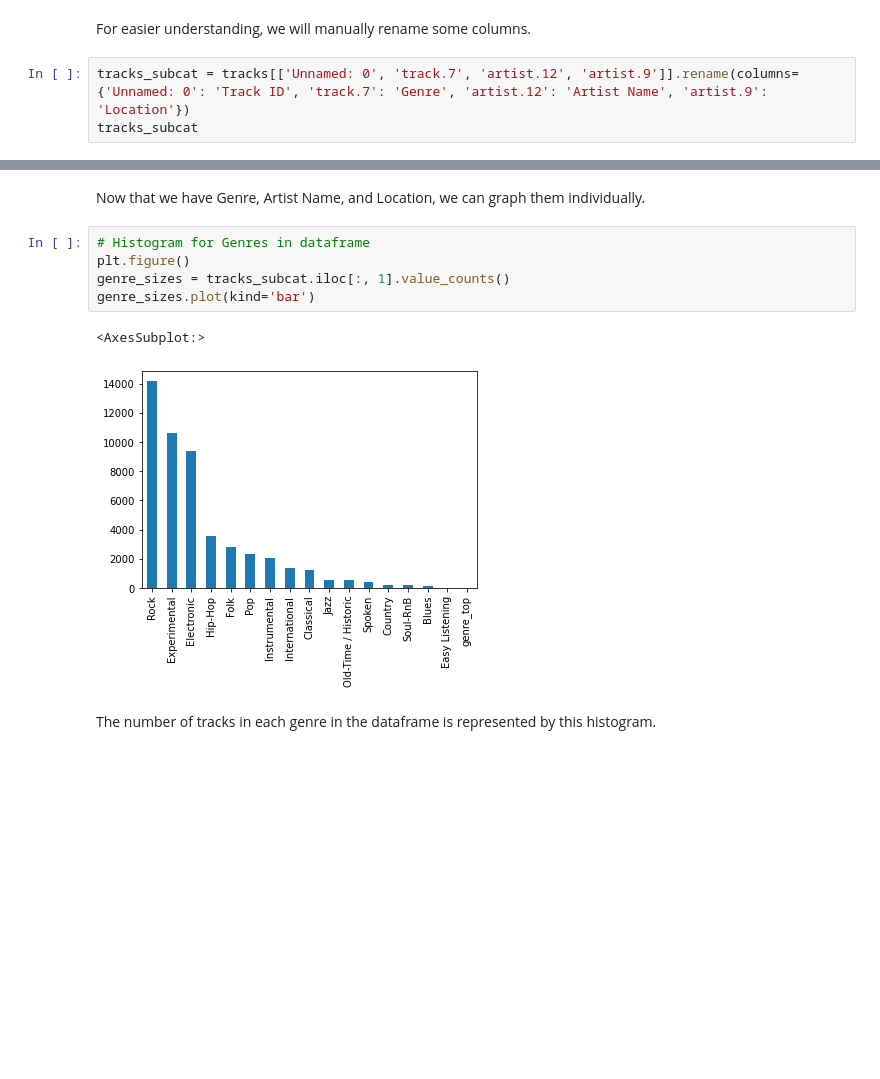
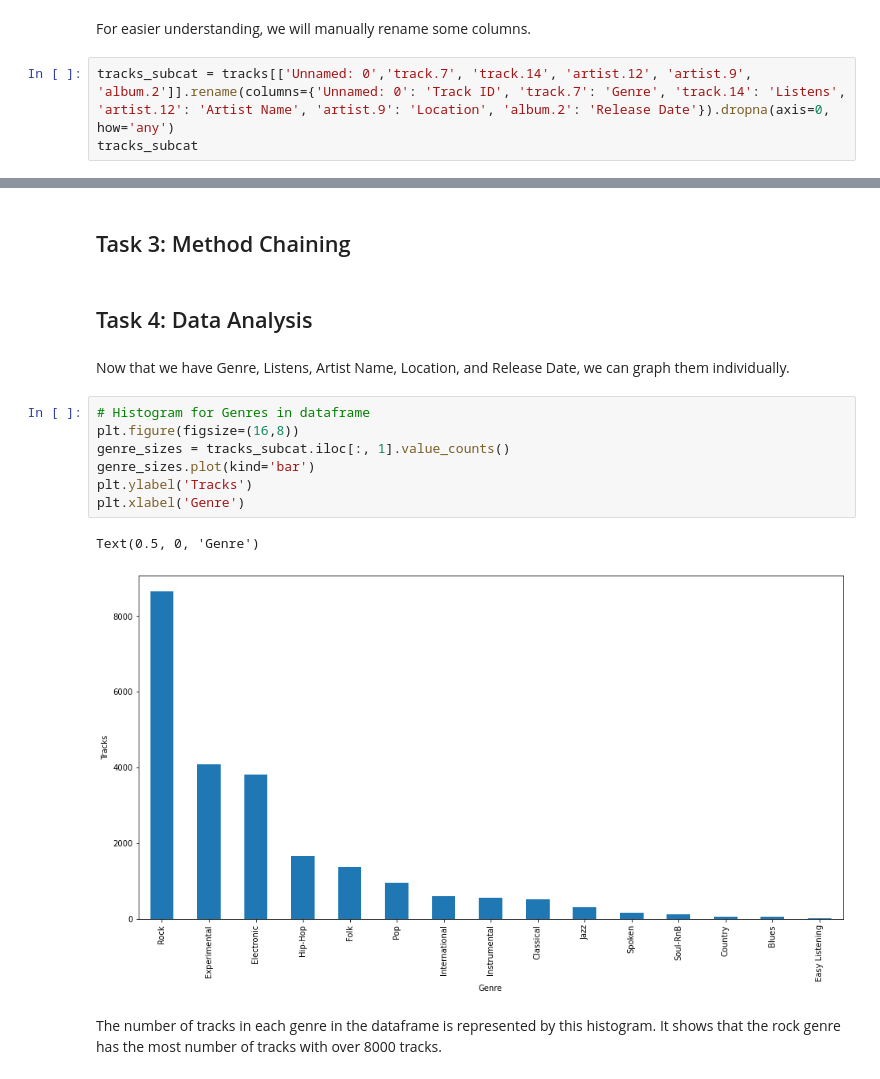
Before and after one commit to Rock-it-science/project-group17-project, a Jupyter notebook: notebooks/analysis3.ipynb, the cells around one changed output, grey strips where cells are left out. Cells and saved outputs as stored; diff of their text form; blank space fills up the shorter version.

Commit message:
Task Updates

```diff
--- a/notebooks/analysis3.ipynb
+++ b/notebooks/analysis3.ipynb
@@ -112,6 +160,6 @@ No duplicated entries found
 # %% [markdown]
 For easier understanding, we will manually rename some columns.
 # %%
-tracks_subcat = tracks[['Unnamed: 0', 'track.7', 'artist.12', 'artist.9']].rename(columns={'Unnamed: 0': 'Track ID', 'track.7': 'Genre', 'artist.12': 'Artist Name', 'artist.9': 'Location'})
+tracks_subcat = tracks[['Unnamed: 0','track.7', 'track.14', 'artist.12', 'artist.9', 'album.2']].rename(columns={'Unnamed: 0': 'Track ID', 'track.7': 'Genre', 'track.14': 'Listens', 'artist.12': 'Artist Name', 'artist.9': 'Location', 'album.2': 'Release Date'}).dropna(axis=0, how='any')
 tracks_subcat
 # %% [output]
@@ -131,12 +179,18 @@ tracks_subcat
+# %% [markdown]
+## Task 3: Method Chaining
+# %% [markdown]
+## Task 4: Data Analysis
 # %% [markdown]
-Now that we have Genre, Artist Name, and Location, we can graph them individually.
+Now that we have Genre, Listens, Artist Name, Location, and Release Date, we can graph them individually.
 # %%
 # Histogram for Genres in dataframe
-plt.figure()
+plt.figure(figsize=(16,8))
 genre_sizes = tracks_subcat.iloc[:, 1].value_counts()
 genre_sizes.plot(kind='bar')
+plt.ylabel('Tracks')
+plt.xlabel('Genre')
 # %% [output]
-<AxesSubplot:>
+Text(0.5, 0, 'Genre')
-[figure, old version]
+[figure, new version]
 # %% [markdown]
-The number of tracks in each genre in the dataframe is represented by this histogram.
+The number of tracks in each genre in the dataframe is represented by this histogram. It shows that the rock genre has the most number of tracks with over 8000 tracks.
```
Also changed, not shown: parts of 11 cells of this notebook, 1 other file.
